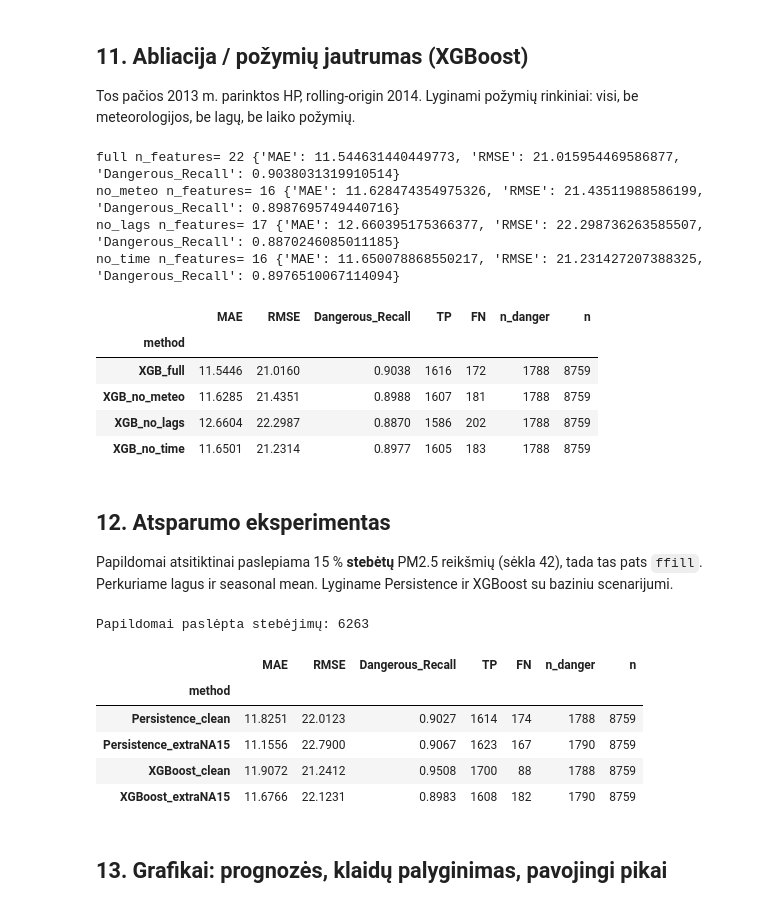
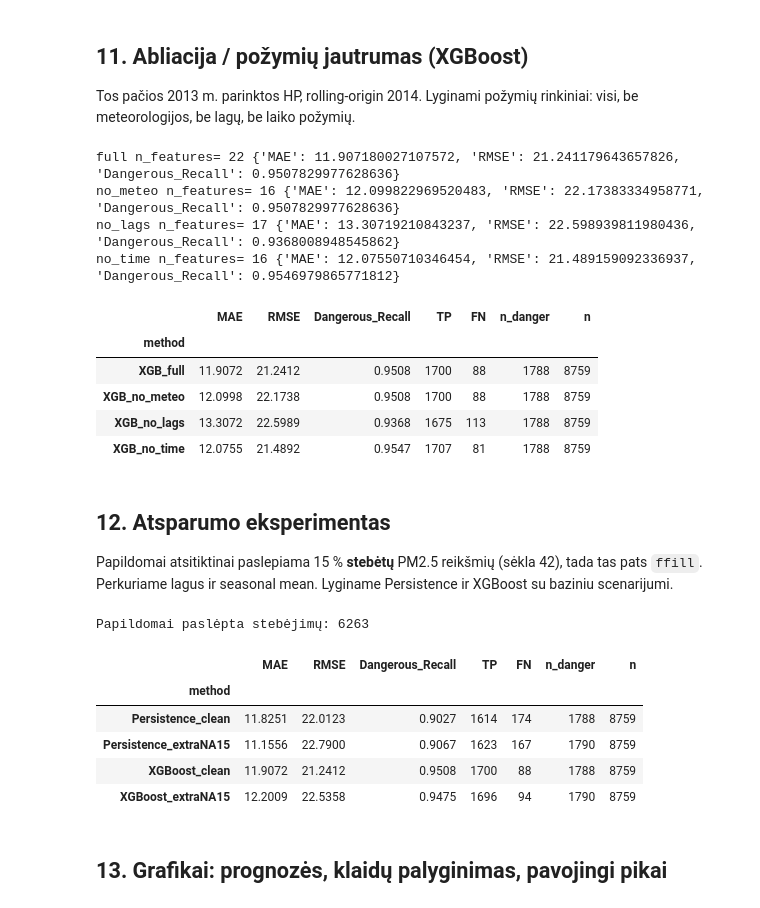
Before and after one commit to Lauraven/PM2.5-concentration-forecasting, a Jupyter notebook: PM25_prognozavimas.ipynb, the cells around one changed output. Drawn from its saved outputs; the diff is of its cells as text; code cells hidden in the pictures.

```diff
--- a/PM25_prognozavimas.ipynb
+++ b/PM25_prognozavimas.ipynb
@@ -637,6 +637,9 @@ Riba tau = 150.0 µg/m³
 
 Tos pačios 2013 m. parinktos HP, rolling-origin 2014. Lyginami požymių rinkiniai: visi, be meteorologijos, be lagų, be laiko požymių.
 # %%
+from matplotlib.pyplot import hist
+
+
 ABLATION = {
     "full": FEATURE_COLS,
     "no_meteo": [c for c in FEATURE_COLS if c not in METEO],
@@ -649,42 +652,43 @@ def rolling_xgb_on_cols(cols: list[str]) -> np.ndarray:
     preds = np.full(len(test_df), np.nan)
     for origin, end in zip(ORIGINS, ORIGIN_ENDS):
         hist = df_model[df_model.index < origin]
         fold = window_slice(test_df, origin, end)
         model = XGBRegressor(
             objective="reg:squarederror",
             random_state=RANDOM_SEED,
             n_jobs=4,
             tree_method="hist",
             **best_xgb_params,
         )
-        model.fit(hist[cols], hist["target"])
+        w = make_sample_weight(hist["target"])
+        model.fit(hist[cols], hist["target"], sample_weight=w)
         preds[test_df.index.get_indexer(fold.index)] = model.predict(fold[cols])
     return preds
 
 
 ablation_rows = []
 ablation_preds = {}
 for name, cols in ABLATION.items():
     p = rolling_xgb_on_cols(cols)
     ablation_preds[name] = p
     row = metrics_row(f"XGB_{name}", y_test, p)
     ablation_rows.append(row)
     print(name, "n_features=", len(cols), {k: row[k] for k in ["MAE", "RMSE", "Dangerous_Recall"]})
 
 ablation_table = pd.DataFrame(ablation_rows).set_index("method")
 ablation_table.to_csv(RES_DIR / "ablation_xgb.csv")
 display(ablation_table[display_cols].round(4))
 # %% [output]
-full n_features= 22 {'MAE': 11.544631440449773, 'RMSE': 21.015954469586877, 'Dangerous_Recall': 0.9038031319910514}
-no_meteo n_features= 16 {'MAE': 11.628474354975326, 'RMSE': 21.43511988586199, 'Dangerous_Recall': 0.8987695749440716}
-no_lags n_features= 17 {'MAE': 12.660395175366377, 'RMSE': 22.298736263585507, 'Dangerous_Recall': 0.8870246085011185}
-no_time n_features= 16 {'MAE': 11.650078868550217, 'RMSE': 21.231427207388325, 'Dangerous_Recall': 0.8976510067114094}
+full n_features= 22 {'MAE': 11.907180027107572, 'RMSE': 21.241179643657826, 'Dangerous_Recall': 0.9507829977628636}
+no_meteo n_features= 16 {'MAE': 12.099822969520483, 'RMSE': 22.17383334958771, 'Dangerous_Recall': 0.9507829977628636}
+no_lags n_features= 17 {'MAE': 13.30719210843237, 'RMSE': 22.598939811980436, 'Dangerous_Recall': 0.9368008948545862}
+no_time n_features= 16 {'MAE': 12.07550710346454, 'RMSE': 21.489159092336937, 'Dangerous_Recall': 0.9546979865771812}
 |  | MAE | RMSE | Dangerous_Recall | TP | FN | n_danger | n |
 | method |  |  |  |  |  |  |  |
-| XGB_full | 11.5446 | 21.0160 | 0.9038 | 1616 | 172 | 1788 | 8759 |
-| XGB_no_meteo | 11.6285 | 21.4351 | 0.8988 | 1607 | 181 | 1788 | 8759 |
-| XGB_no_lags | 12.6604 | 22.2987 | 0.8870 | 1586 | 202 | 1788 | 8759 |
-| XGB_no_time | 11.6501 | 21.2314 | 0.8977 | 1605 | 183 | 1788 | 8759 |
+| XGB_full | 11.9072 | 21.2412 | 0.9508 | 1700 | 88 | 1788 | 8759 |
+| XGB_no_meteo | 12.0998 | 22.1738 | 0.9508 | 1700 | 88 | 1788 | 8759 |
+| XGB_no_lags | 13.3072 | 22.5989 | 0.9368 | 1675 | 113 | 1788 | 8759 |
+| XGB_no_time | 12.0755 | 21.4892 | 0.9547 | 1707 | 81 | 1788 | 8759 |
 # %% [markdown]
 ## 12. Atsparumo eksperimentas
 
@@ -743,7 +747,8 @@ for origin, end in zip(ORIGINS, ORIGIN_ENDS):
         tree_method="hist",
         **best_xgb_params,
     )
-    model.fit(hist[FEATURE_COLS], hist["target"])
+    w = make_sample_weight(hist["target"])
+    model.fit(hist[FEATURE_COLS], hist["target"], sample_weight=w)
     preds_xgb_r[test_r.index.get_indexer(fold.index)] = model.predict(fold[FEATURE_COLS])
 
 robust_rows = [
@@ -763,7 +768,7 @@ Papildomai paslėpta stebėjimų: 6263
 | Persistence_clean | 11.8251 | 22.0123 | 0.9027 | 1614 | 174 | 1788 | 8759 |
 | Persistence_extraNA15 | 11.1556 | 22.7900 | 0.9067 | 1623 | 167 | 1790 | 8759 |
 | XGBoost_clean | 11.9072 | 21.2412 | 0.9508 | 1700 | 88 | 1788 | 8759 |
-| XGBoost_extraNA15 | 11.6766 | 22.1231 | 0.8983 | 1608 | 182 | 1790 | 8759 |
+| XGBoost_extraNA15 | 12.2009 | 22.5358 | 0.9475 | 1696 | 94 | 1790 | 8759 |
 # %% [markdown]
 ## 13. Grafikai: prognozės, klaidų palyginimas, pavojingi pikai
 # %%
```
Also changed, not shown: parts of 3 cells of this notebook.
